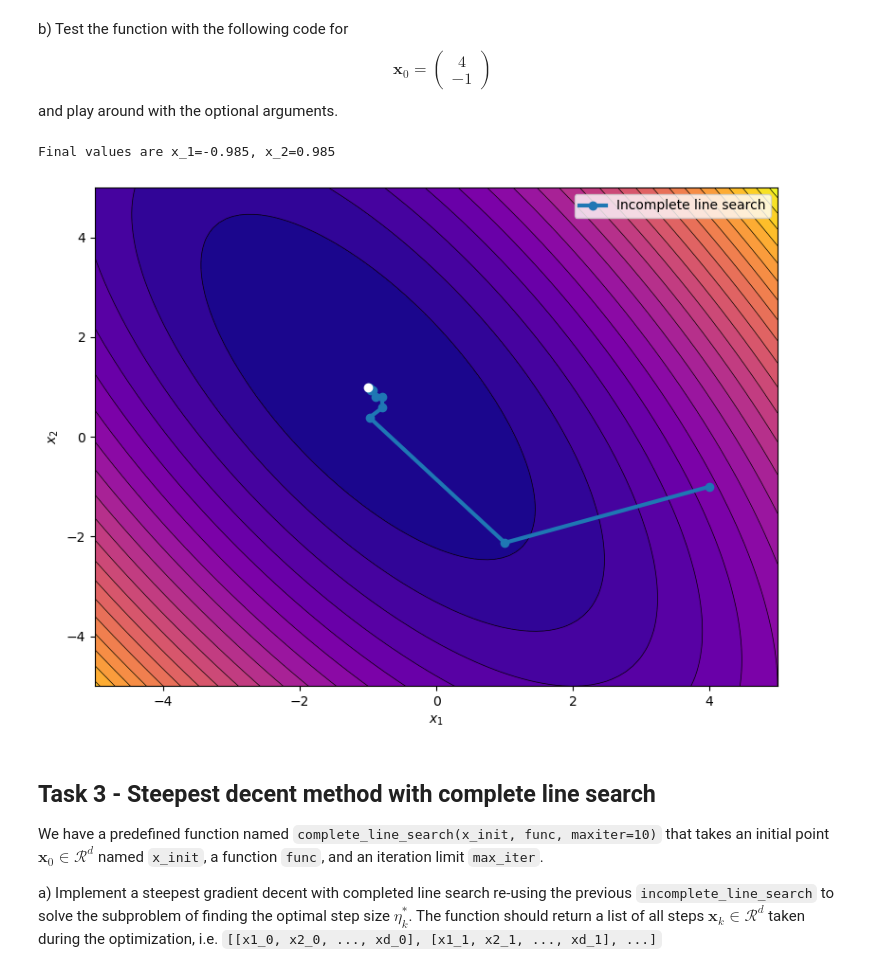
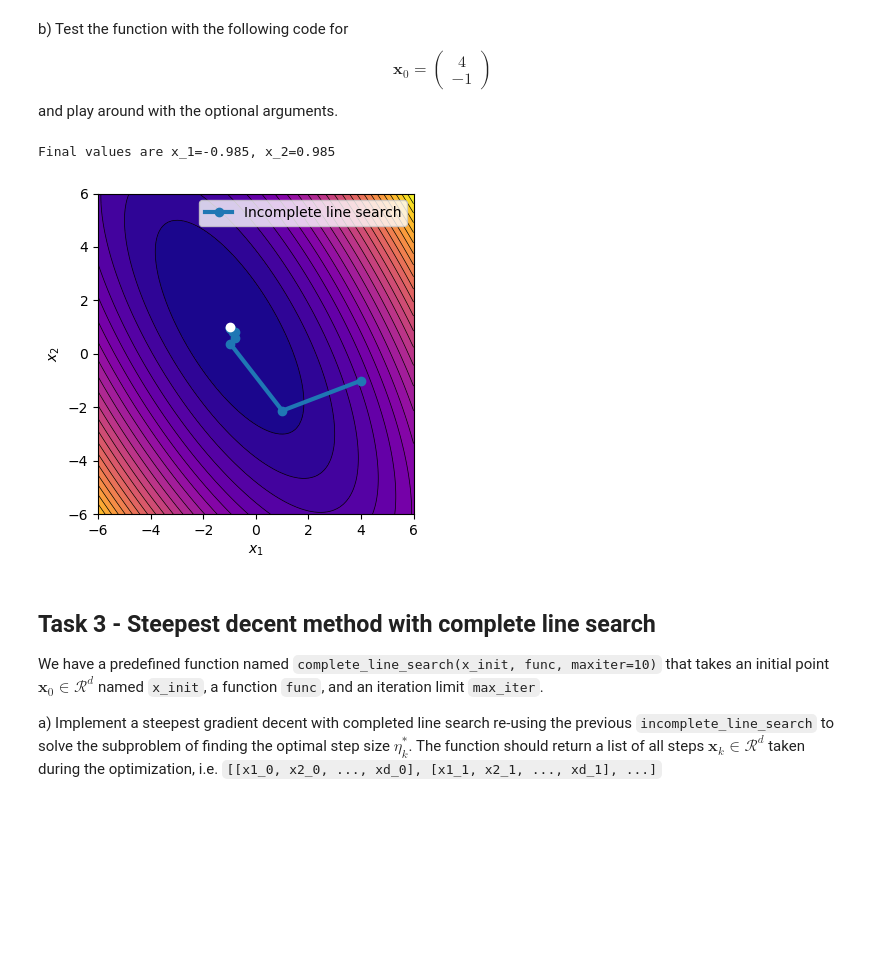
Before and after one commit to meyer-nils/structural_optimization, a Jupyter notebook: notebooks/exercise_02_unconstrained_optimization.ipynb, the cells around one changed output. Drawn from its saved outputs; the diff is of its cells as text; code cells hidden in the pictures; blank space fills up the shorter version.

```diff
--- a/notebooks/exercise_02_unconstrained_optimization.ipynb
+++ b/notebooks/exercise_02_unconstrained_optimization.ipynb
@@ -30,14 +30,18 @@ $$
 $$
 is $\mathbf{x}^*=\tilde{\mathbf{x}}$.
 # %%
+# import matplotlib.pyplot as plt
 import torch
 from utils import plot_contours
 
 torch.set_default_dtype(torch.double)
 
+# plt.rcParams["text.usetex"] = True
+# plt.rcParams["font.size"] = 14
+
 # Define domain
-x0 = torch.linspace(-5, 5, steps=100)
-x1 = torch.linspace(-5, 5, steps=100)
+x0 = torch.linspace(-6, 6, steps=100)
+x1 = torch.linspace(-6, 6, steps=100)
 x = torch.stack(torch.meshgrid(x0, x1, indexing="xy"), dim=2)
 
 # Define constants
@@ -52,5 +56,5 @@ def f(x):
 
 
 # Plot function as contour lines
-plot_contours(x[..., 0], x[..., 1], f(x), opti=[-1, 1])
+plot_contours(x[..., 0], x[..., 1], f(x), opti=[-1, 1], figsize=(4, 4))
 # %% [output]
@@ -140,13 +148,21 @@ and play around with the optional arguments.
 # %%
 x_init = torch.tensor([4.0, -1.0])
 path = incomplete_line_search(x_init, f)
 plot_contours(
-    x[..., 0], x[..., 1], f(x), opti=[-1, 1], paths={"Incomplete line search": path}
+    x[..., 0],
+    x[..., 1],
+    f(x),
+    opti=[-1, 1],
+    paths={"Incomplete line search": path},
+    figsize=(4, 4),
 )
 print(f"Final values are x_1={path[-1][0]:.3f}, x_2={path[-1][1]:.3f}")
+# plt.xticks([-6, -4, -2, 0, 2, 4, 6])
+# plt.yticks([-6, -4, -2, 0, 2, 4, 6])
+# plt.savefig("../figures/steepest_decent.svg", transparent=True)
 # %% [output]
 Final values are x_1=-0.985, x_2=0.985
-[figure, old version]
+[figure, new version]
 # %% [markdown]
 ## Task 3 - Steepest decent method with complete line search
 
```
Also changed, not shown: parts of 7 cells of this notebook, 19 other files.
